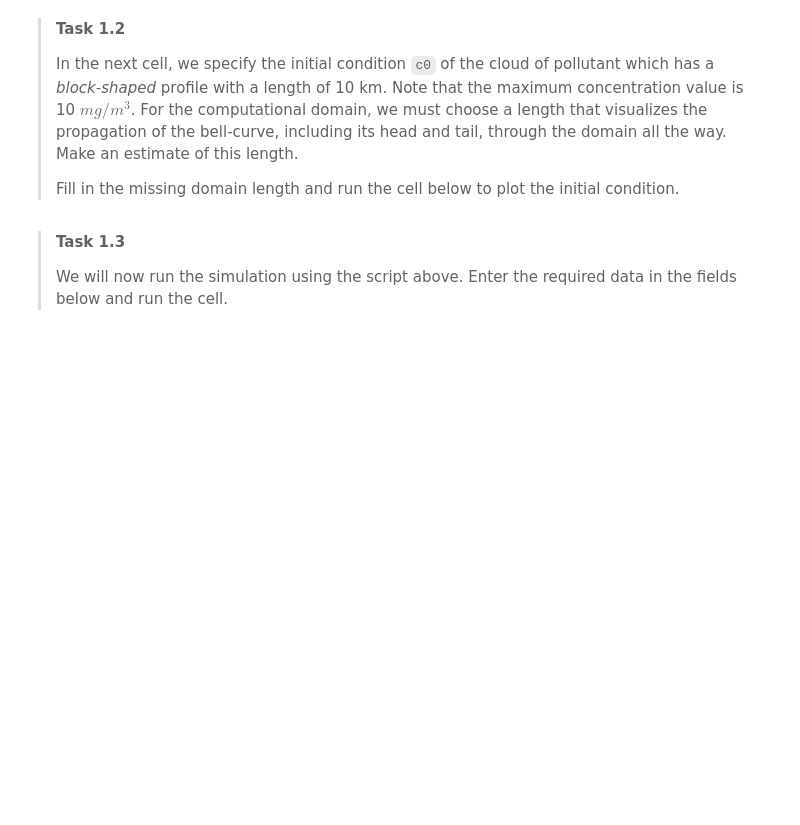
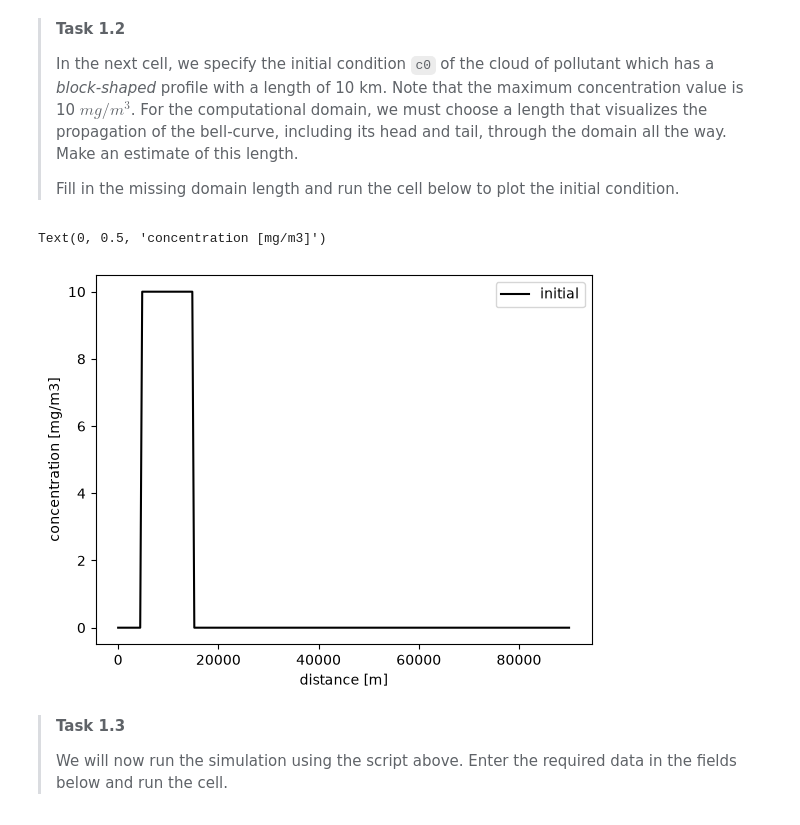
Before and after one commit to Jelke76/GA2.1, a Jupyter notebook: grp09.ipynb, the cells around one changed output. Saved outputs shown, nothing was run; the diff lists cells and outputs as text; code cells hidden in the pictures; blank space fills up the shorter version.

```diff
--- a/grp09.ipynb
+++ b/grp09.ipynb
@@ -100,23 +100,26 @@ from advdiff import advdiff
 # %%
 import numpy as np
 import matplotlib.pyplot as plt
 
 # domain length
-lenD = ### YOUR CODE HERE ###
+lenD = 90000
 
 lenC = 10000.             # length of c0
 dx = 400.                 # grid size
 
 M = int(lenD/dx) + 1      # number of grid points
 x = np.linspace(0,lenD,M) # array with coordinates of grid points
 
 # initial condition
 c0 = np.zeros(M)
 c0[int(0.5 * lenC/dx):int(0.5 * lenC/dx) + int(lenC/dx) + 1] = 10.
 plt.plot(x,c0,'k',label='initial')
 plt.legend(loc='upper right')
 plt.xlabel('distance [m]')
 plt.ylabel('concentration [mg/m3]')
+# %% [output]
+Text(0, 0.5, 'concentration [mg/m3]')
+[figure, added]
 # %% [markdown]
 >**Task 1.3**
 >
```
Also changed, not shown: parts of 7 cells of this notebook.
